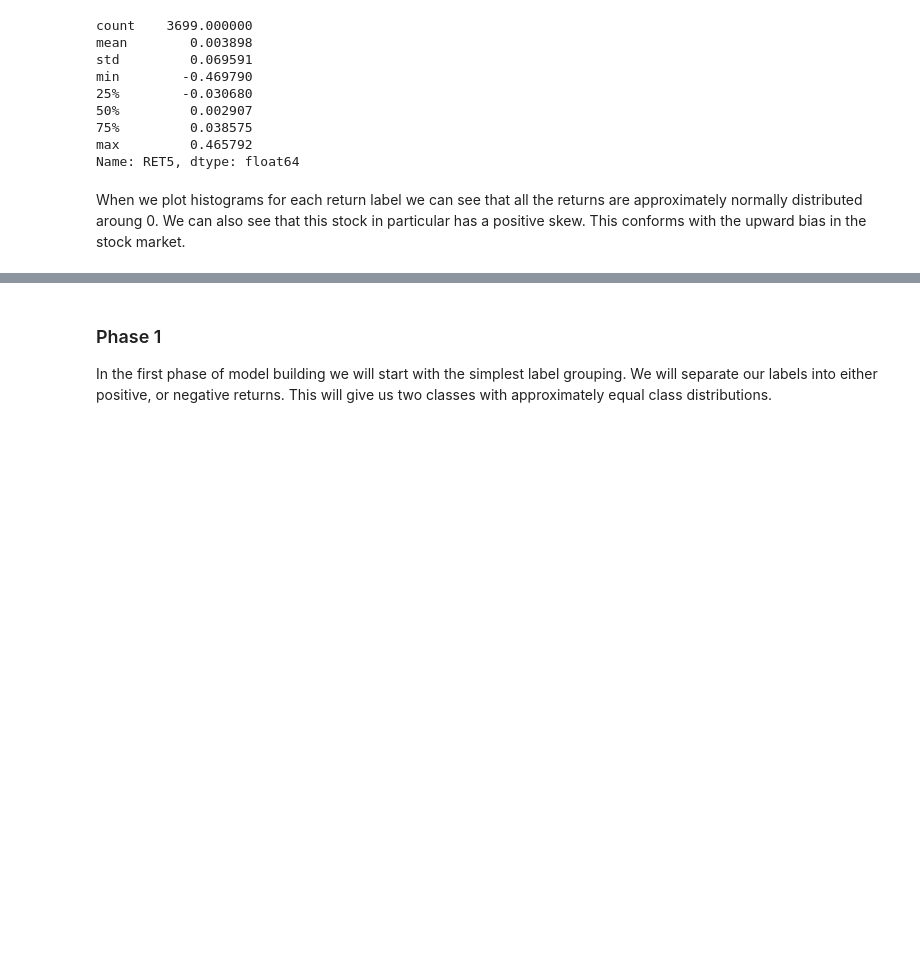
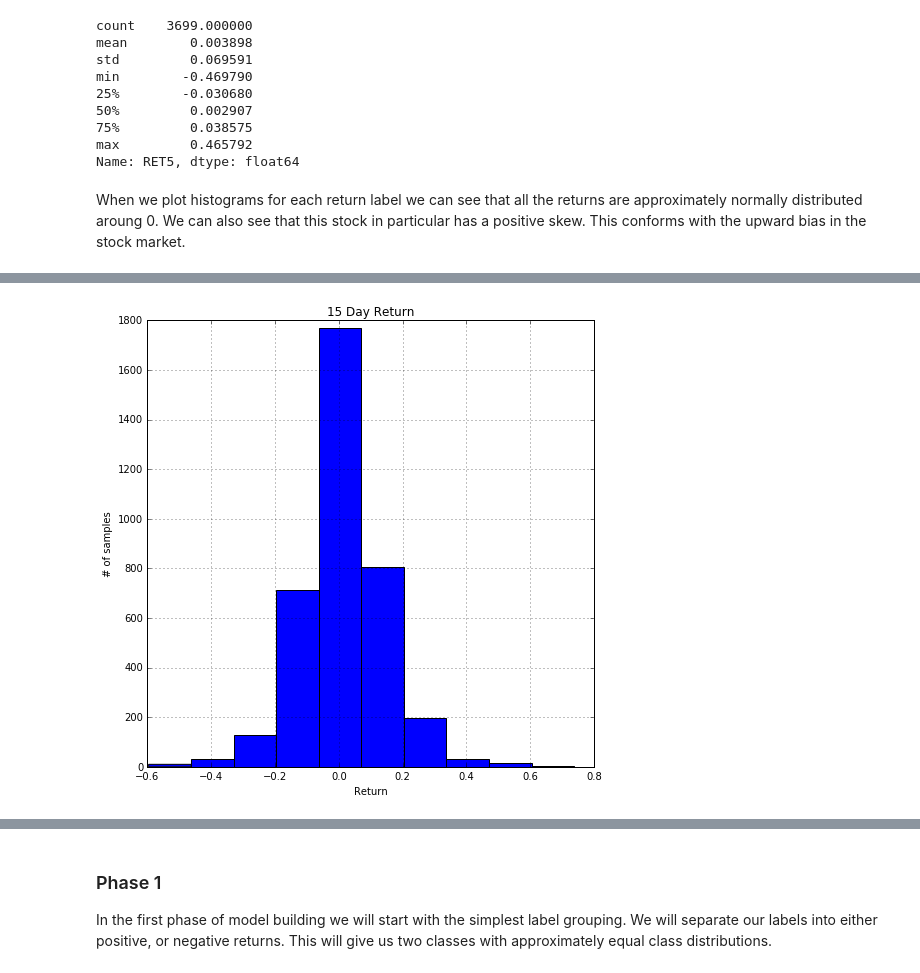
Before and after one commit to rahulmkumar/ml-introduction, a Jupyter notebook: 07_Swing_trading_model.ipynb, the cells around one changed output, grey strips where cells are left out. Saved outputs shown, nothing was run; the diff lists cells and outputs as text; code cells hidden in the pictures; blank space fills up the shorter version.

```diff
--- a/07_Swing_trading_model.ipynb
+++ b/07_Swing_trading_model.ipynb
@@ -156,0 +140,8 @@ plt.show()
+# %%
+y15.hist()
+plt.xlabel('Return')
+plt.ylabel('# of samples')
+plt.title('15 Day Return')
+plt.show()
+# %% [output]
+[figure, added]
```
Also changed, not shown: parts of 30 cells of this notebook.
